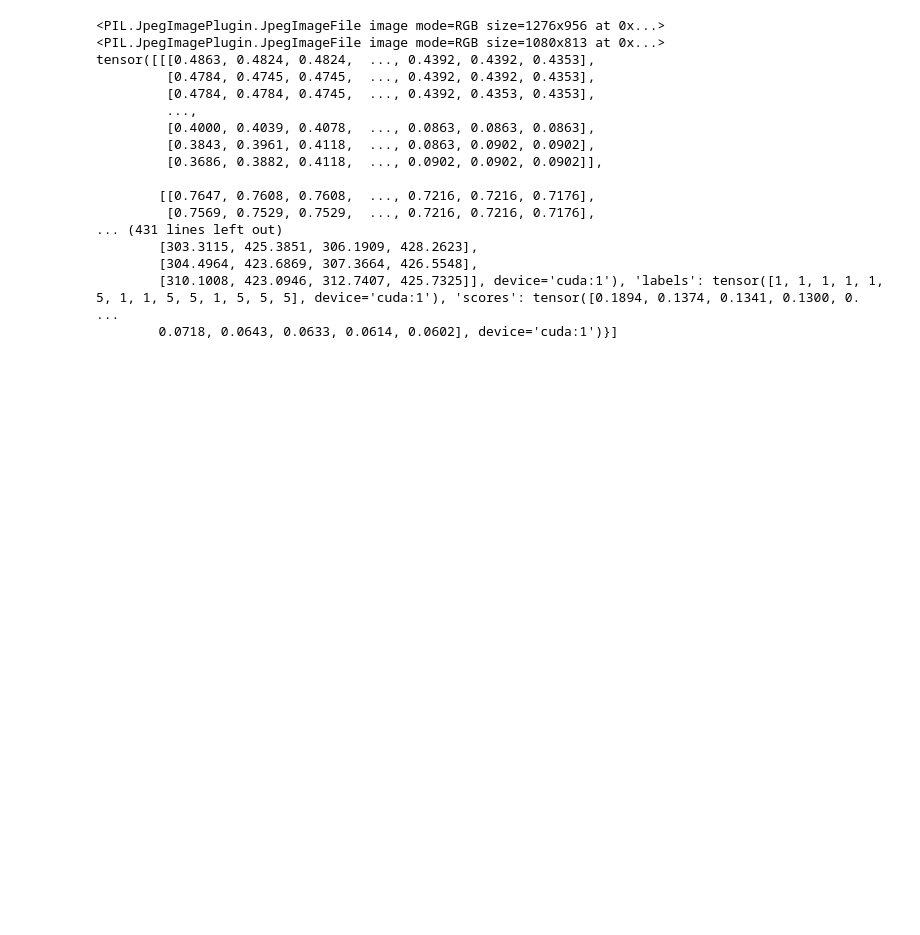
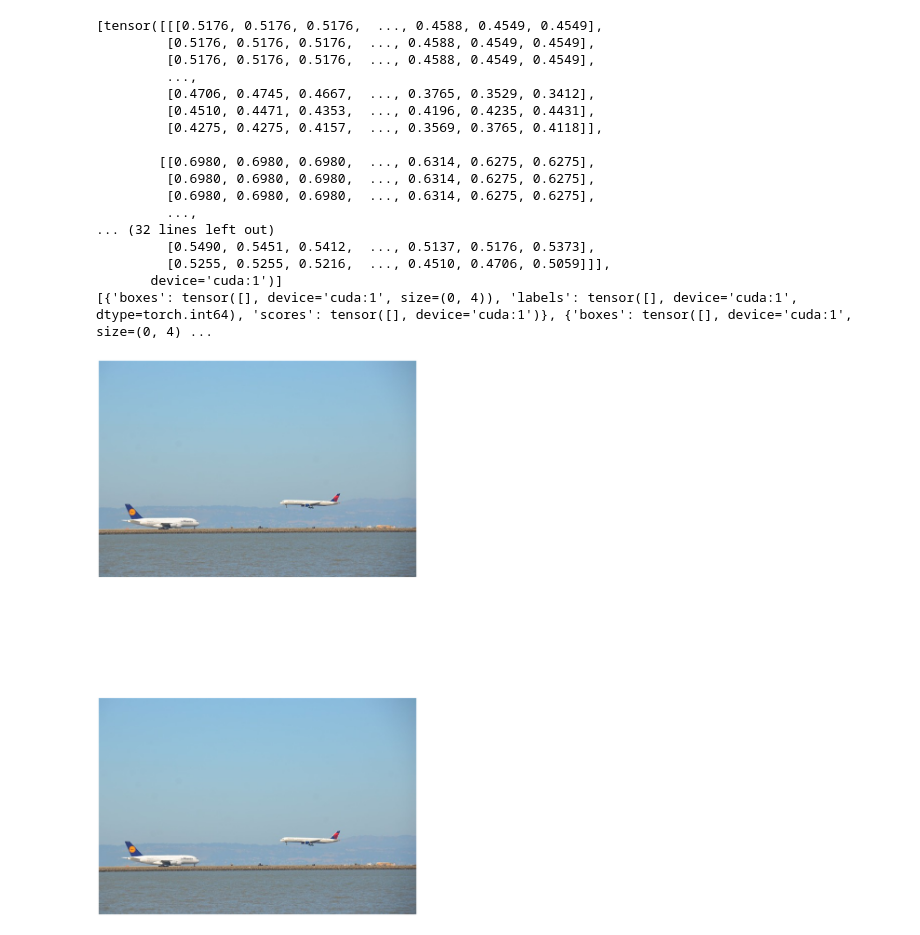
Before and after one commit to xdralex/airdetect, a Jupyter notebook: jupyter/predict_bboxes.ipynb, the cells around one changed output. Drawn from its saved outputs; the diff is of its cells as text; code cells hidden in the pictures; blank space fills up the shorter version.

```diff
--- a/jupyter/predict_bboxes.ipynb
+++ b/jupyter/predict_bboxes.ipynb
@@ -15,24 +15,25 @@ plt.ion()
 with open('../config.yaml', 'r') as config_file:
     config = yaml.load(config_file, Loader=yaml.Loader)
 # %%
-visualize_predictions(dataset_config=config['datasets']['reallife'],
+visualize_predictions(dataset_config=config['datasets']['debug'],
                       device=1,
-                      samples=1)
+                      samples=2)
 # %% [output]
-<PIL.JpegImagePlugin.JpegImageFile image mode=RGB size=1276x956 at 0x...>
-<PIL.JpegImagePlugin.JpegImageFile image mode=RGB size=1080x813 at 0x...>
-tensor([[[0.4863, 0.4824, 0.4824,  ..., 0.4392, 0.4392, 0.4353],
-         [0.4784, 0.4745, 0.4745,  ..., 0.4392, 0.4392, 0.4353],
-         [0.4784, 0.4784, 0.4745,  ..., 0.4392, 0.4353, 0.4353],
+[tensor([[[0.5176, 0.5176, 0.5176,  ..., 0.4588, 0.4549, 0.4549],
+         [0.5176, 0.5176, 0.5176,  ..., 0.4588, 0.4549, 0.4549],
+         [0.5176, 0.5176, 0.5176,  ..., 0.4588, 0.4549, 0.4549],
          ...,
-         [0.4000, 0.4039, 0.4078,  ..., 0.0863, 0.0863, 0.0863],
-         [0.3843, 0.3961, 0.4118,  ..., 0.0863, 0.0902, 0.0902],
-         [0.3686, 0.3882, 0.4118,  ..., 0.0902, 0.0902, 0.0902]],
+         [0.4706, 0.4745, 0.4667,  ..., 0.3765, 0.3529, 0.3412],
+         [0.4510, 0.4471, 0.4353,  ..., 0.4196, 0.4235, 0.4431],
+         [0.4275, 0.4275, 0.4157,  ..., 0.3569, 0.3765, 0.4118]],
 
-        [[0.7647, 0.7608, 0.7608,  ..., 0.7216, 0.7216, 0.7176],
-         [0.7569, 0.7529, 0.7529,  ..., 0.7216, 0.7216, 0.7176],
-... (431 lines left out)
-        [303.3115, 425.3851, 306.1909, 428.2623],
-        [304.4964, 423.6869, 307.3664, 426.5548],
-        [310.1008, 423.0946, 312.7407, 425.7325]], device='cuda:1'), 'labels': tensor([1, 1, 1, 1, 1, 5, 1, 1, 5, 5, 1, 5, 5, 5], device='cuda:1'), 'scores': tensor([0.1894, 0.1374, 0.1341, 0.1300, 0. ...
-        0.0718, 0.0643, 0.0633, 0.0614, 0.0602], device='cuda:1')}]
+        [[0.6980, 0.6980, 0.6980,  ..., 0.6314, 0.6275, 0.6275],
+         [0.6980, 0.6980, 0.6980,  ..., 0.6314, 0.6275, 0.6275],
+         [0.6980, 0.6980, 0.6980,  ..., 0.6314, 0.6275, 0.6275],
+         ...,
+... (32 lines left out)
+         [0.5490, 0.5451, 0.5412,  ..., 0.5137, 0.5176, 0.5373],
+         [0.5255, 0.5255, 0.5216,  ..., 0.4510, 0.4706, 0.5059]]],
+       device='cuda:1')]
+[{'boxes': tensor([], device='cuda:1', size=(0, 4)), 'labels': tensor([], device='cuda:1', dtype=torch.int64), 'scores': tensor([], device='cuda:1')}, {'boxes': tensor([], device='cuda:1', size=(0, 4) ...
+[figure, added]
```
Also changed, not shown: parts of 8 cells of this notebook, 2 other files.
